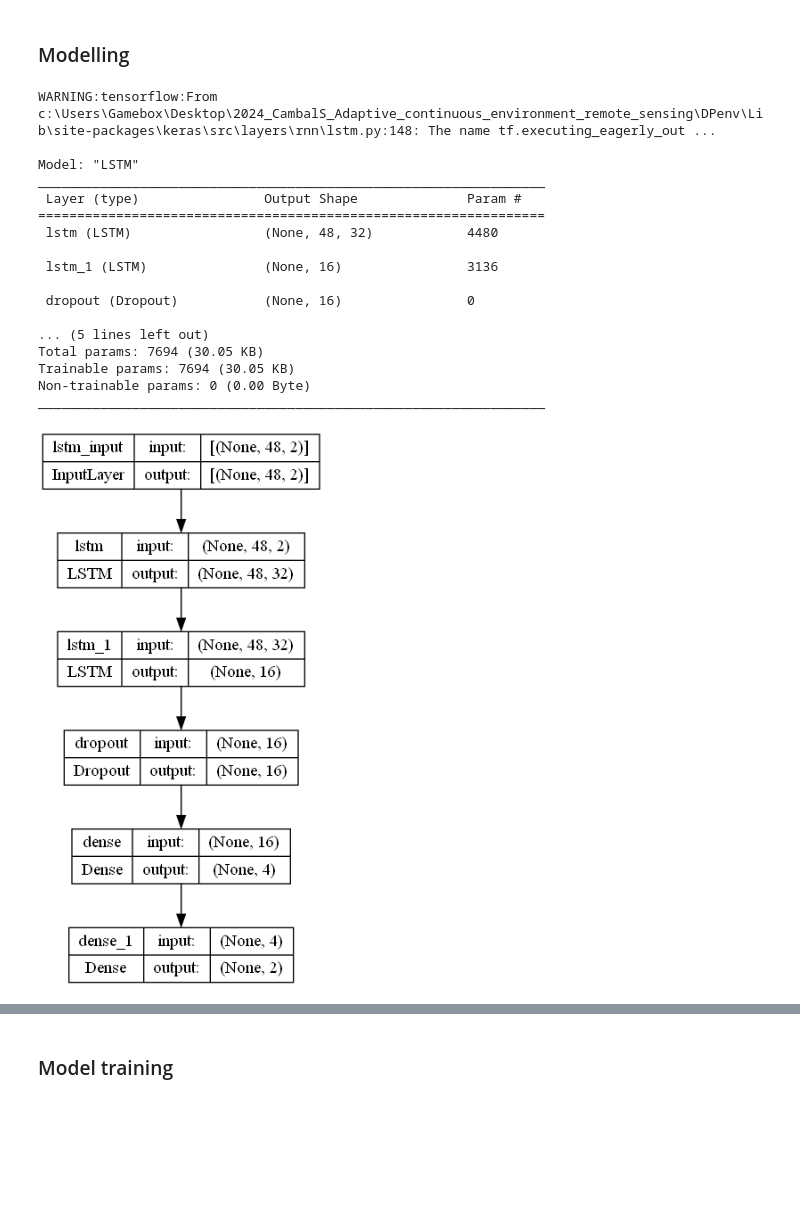
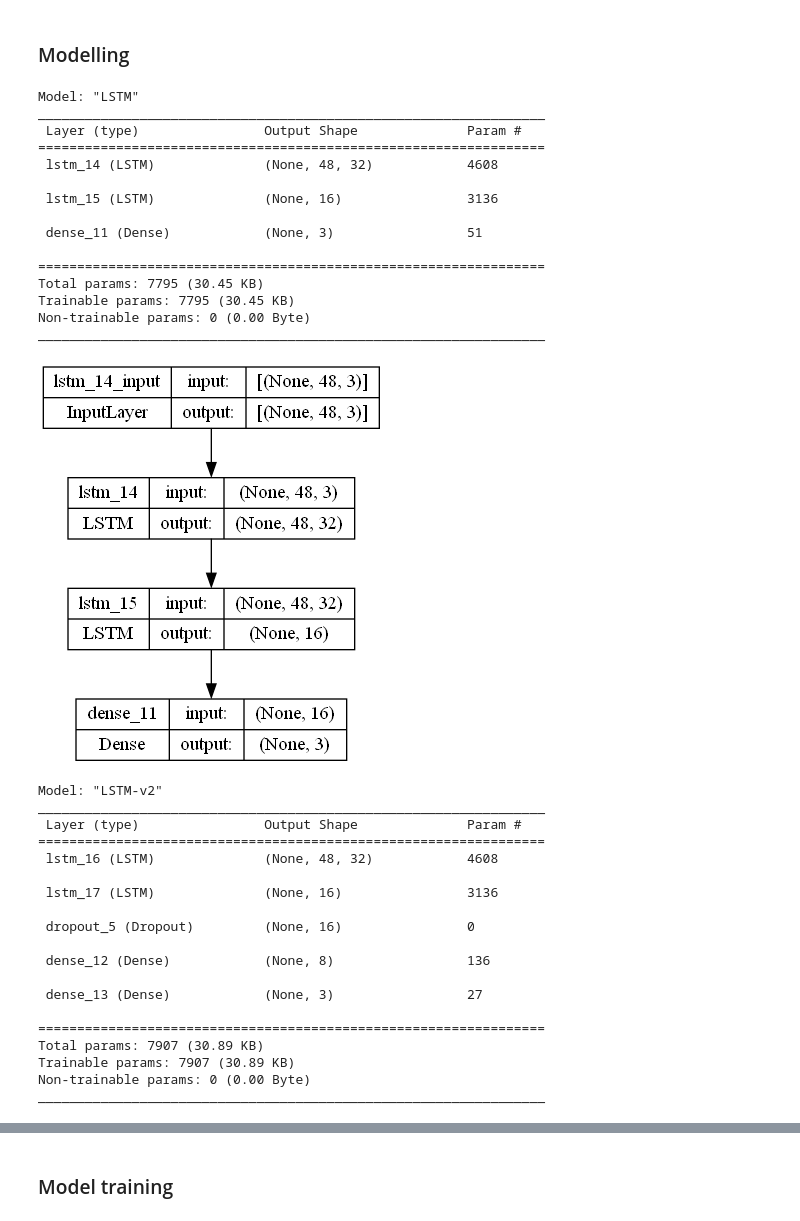
Before and after one commit to FIIT-MSc-projects/2024_CambalS_Adaptive_continuous_environment_remote_sensing, a Jupyter notebook: notebooks/1.0-lstm.ipynb, the cells around one changed output, grey strips where cells are left out. Saved outputs shown, nothing was run; the diff lists cells and outputs as text; code cells hidden in the pictures; blank space fills up the shorter version.

Commit message:
structure reorganisation & functioning models

```diff
--- a/notebooks/1.0-lstm.ipynb
+++ b/notebooks/1.0-lstm.ipynb
@@ -18,7 +17,10 @@ N_PAST = 48
 N_FUTURE = 1
 # %%
 df = pd.read_csv(DATA_PATH)
-df = df[['PM10 Concentration', 'PM2.5 Concentration']]
+# take only data until 2019 based on DatetimeBegin column
+df['DatetimeBegin'] = pd.to_datetime(df['DatetimeBegin'])
+df = df[df['DatetimeBegin'] < '2020-01-01']
+df = df[['PM10 Concentration', 'PM2.5 Concentration', 'NO2 Concentration']]
 # %%
 train_X, train_Y, val_X, val_Y, test_X = make_dataset(data_src=df, n_past=N_PAST, n_future=N_FUTURE)
 # %%
@@ -74,9 +76,9 @@ def lstm_model(lr=0.001):
     model = tf.keras.Sequential([
         layers.LSTM(32, input_shape=(train_X.shape[1], train_X.shape[2]), return_sequences=True),
         layers.LSTM(16, return_sequences=False),
-        layers.Dropout(0.2),
-        layers.Dense(4, activation='relu'),
-        layers.Dense(2)
+        # layers.Dropout(0.2),
+        # layers.Dense(8, activation='relu'),
+        layers.Dense(3)
     ], name='LSTM')
 
     model.compile(
@@ -90,27 +92,68 @@ def lstm_model(lr=0.001):
 
     return model
 
-lstm = lstm_model()
-lstm.summary()
+lstm1 = lstm_model()
+lstm1.summary()
 # %% [output]
-WARNING:tensorflow:From c:\Users\Gamebox\Desktop\2024_CambalS_Adaptive_continuous_environment_remote_sensing\DPenv\Lib\site-packages\keras\src\layers\rnn\lstm.py:148: The name tf.executing_eagerly_out ...
-
 Model: "LSTM"
 _________________________________________________________________
  Layer (type)                Output Shape              Param #
 =================================================================
- lstm (LSTM)                 (None, 48, 32)            4480
+ lstm_14 (LSTM)              (None, 48, 32)            4608
 
- lstm_1 (LSTM)               (None, 16)                3136
+ lstm_15 (LSTM)              (None, 16)                3136
 
- dropout (Dropout)           (None, 16)                0
+ dense_11 (Dense)            (None, 3)                 51
 
-... (5 lines left out)
-Total params: 7694 (30.05 KB)
-Trainable params: 7694 (30.05 KB)
+=================================================================
+Total params: 7795 (30.45 KB)
+Trainable params: 7795 (30.45 KB)
 Non-trainable params: 0 (0.00 Byte)
 _________________________________________________________________
 # %%
-tf.keras.utils.plot_model(lstm, to_file='lstm.png', show_shapes=True)
+tf.keras.utils.plot_model(lstm1, to_file='lstm.png', show_shapes=True)
 # %% [output]
-[figure, old version]
+[figure, new version]
+# %%
+def lstm_model_v2(lr=0.001):
+    model = tf.keras.Sequential([
+        layers.LSTM(32, input_shape=(train_X.shape[1], train_X.shape[2]), return_sequences=True),
+        layers.LSTM(16, return_sequences=False),
+        layers.Dropout(0.2),
+        layers.Dense(8, activation='relu'),
+        layers.Dense(3)
+    ], name='LSTM-v2')
+
+    model.compile(
+        optimizer=tf.keras.optimizers.Adam(learning_rate=lr),
+        loss=tf.keras.losses.MeanSquaredError(),
+        metrics=[
+            tf.keras.metrics.MeanAbsoluteError(),
+            tf.keras.metrics.MeanAbsolutePercentageError()
+        ]
+    )
+
+    return model
+
+lstm2 = lstm_model_v2()
+lstm2.summary()
+# %% [output]
+Model: "LSTM-v2"
+_________________________________________________________________
+ Layer (type)                Output Shape              Param #
+=================================================================
+ lstm_16 (LSTM)              (None, 48, 32)            4608
+
+ lstm_17 (LSTM)              (None, 16)                3136
+
+ dropout_5 (Dropout)         (None, 16)                0
+
+ dense_12 (Dense)            (None, 8)                 136
+
+ dense_13 (Dense)            (None, 3)                 27
+
+=================================================================
+Total params: 7907 (30.89 KB)
+Trainable params: 7907 (30.89 KB)
+Non-trainable params: 0 (0.00 Byte)
+_________________________________________________________________
```
Also changed, not shown: parts of 23 cells of this notebook, 22 other files.
